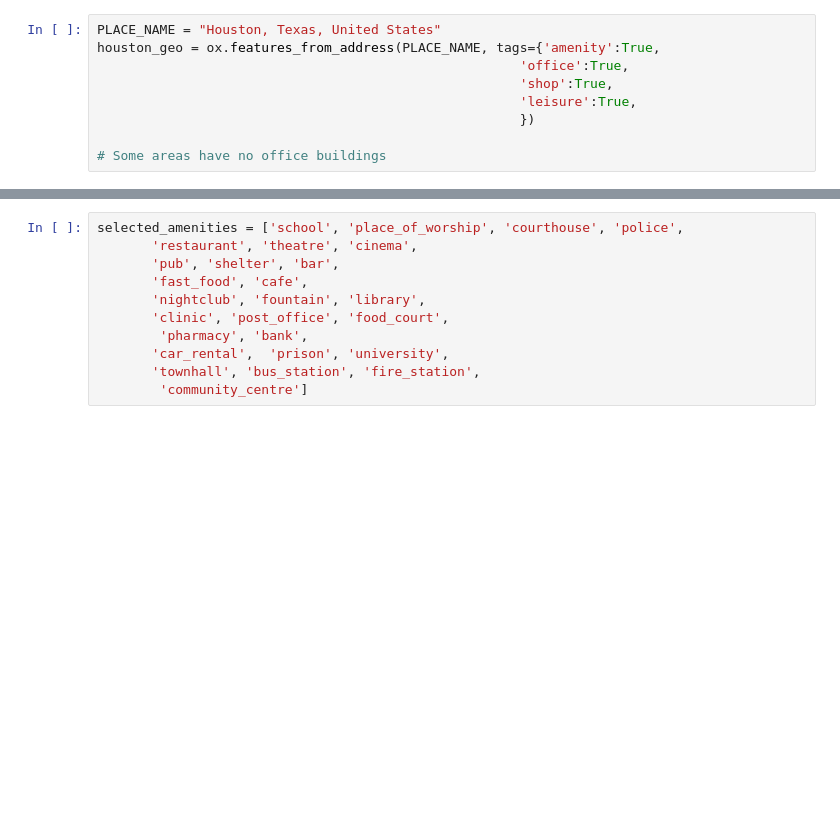
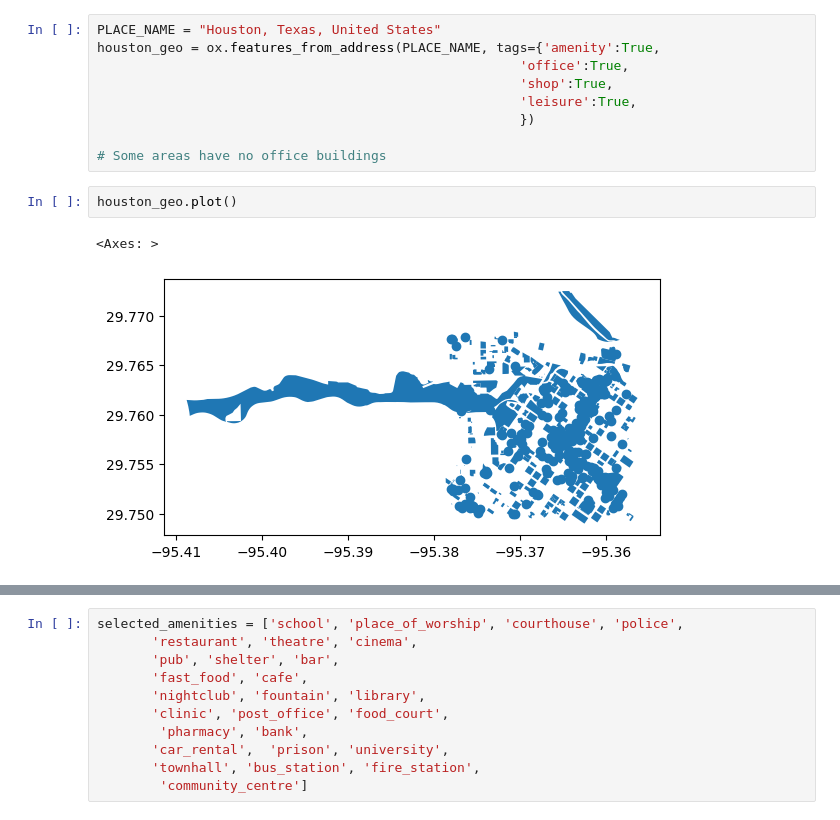
Before and after one commit to cadentj/qwang-research, a Jupyter notebook: working/data_sourcing/osm_poi.ipynb, the cells around one changed output, grey strips where cells are left out. Drawn from its saved outputs; the diff is of its cells as text; blank space fills up the shorter version.

```diff
--- a/working/data_sourcing/osm_poi.ipynb
+++ b/working/data_sourcing/osm_poi.ipynb
@@ -10,3 +11,8 @@ houston_geo = ox.features_from_address(PLACE_NAME, tags={'amenity':True,
                                                       })
 
 # Some areas have no office buildings
+# %%
+houston_geo.plot()
+# %% [output]
+<Axes: >
+[figure, added]
```
Also changed, not shown: parts of 2 cells of this notebook, 12 other files.
